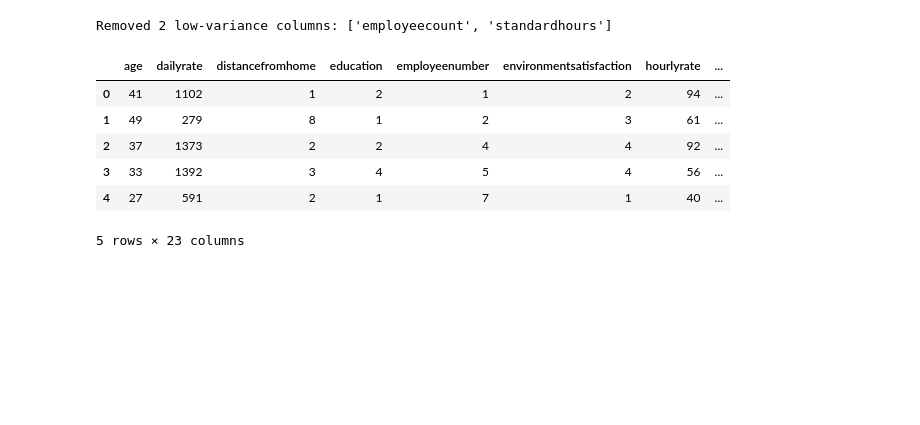
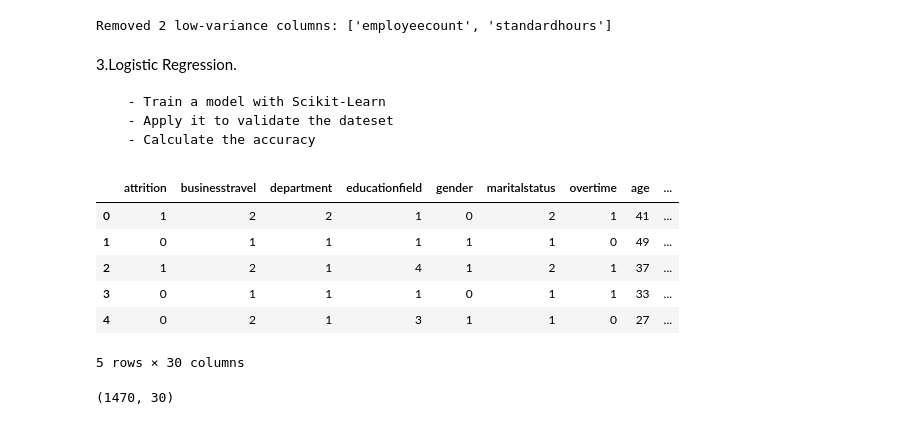
Before and after one commit to aaronGeb/employee-attrition-analysis, a Jupyter notebook: notebook/preprocessed_data.ipynb, the cells around one changed output. Cells and saved outputs as stored; diff of their text form; code cells hidden in the pictures; blank space fills up the shorter version.

```diff
--- a/notebook/preprocessed_data.ipynb
+++ b/notebook/preprocessed_data.ipynb
@@ -495,3 +491,9 @@ Removed 2 low-variance columns: ['employeecount', 'standardhours']
 numerical_features = numerical_features.drop(columns=low_variance_num_col)
 # %%
 numerical_features.to_csv('../data/numerical_data.csv', index=False)
+# %% [markdown]
+3.Logistic Regression.
+
+      - Train a model with Scikit-Learn
+      - Apply it to validate the dateset
+      - Calculate the accuracy
@@ -498,10 +502,16 @@ numerical_features.to_csv('../data/numerical_data.csv', index=False)
+# %%
+df = pd.concat([df_categorical, numerical_features], axis=1)
 # %%
-numerical_features.head()
+df.head()
 # %% [output]
-|  | age | dailyrate | distancefromhome | education | employeenumber | environmentsatisfaction | hourlyrate | ... |
-| 0 | 41 | 1102 | 1 | 2 | 1 | 2 | 94 | ... |
-| 1 | 49 | 279 | 8 | 1 | 2 | 3 | 61 | ... |
-| 2 | 37 | 1373 | 2 | 2 | 4 | 4 | 92 | ... |
-| 3 | 33 | 1392 | 3 | 4 | 5 | 4 | 56 | ... |
-| 4 | 27 | 591 | 2 | 1 | 7 | 1 | 40 | ... |
+|  | attrition | businesstravel | department | educationfield | gender | maritalstatus | overtime | age | ... |
+| 0 | 1 | 2 | 2 | 1 | 0 | 2 | 1 | 41 | ... |
+| 1 | 0 | 1 | 1 | 1 | 1 | 1 | 0 | 49 | ... |
+| 2 | 1 | 2 | 1 | 4 | 1 | 2 | 1 | 37 | ... |
+| 3 | 0 | 1 | 1 | 1 | 0 | 1 | 1 | 33 | ... |
+| 4 | 0 | 2 | 1 | 3 | 1 | 1 | 0 | 27 | ... |
-5 rows × 23 columns
+5 rows × 30 columns
+# %%
+df.shape
+# %% [output]
+(1470, 30)
```
Also changed, not shown: parts of 4 cells of this notebook.
